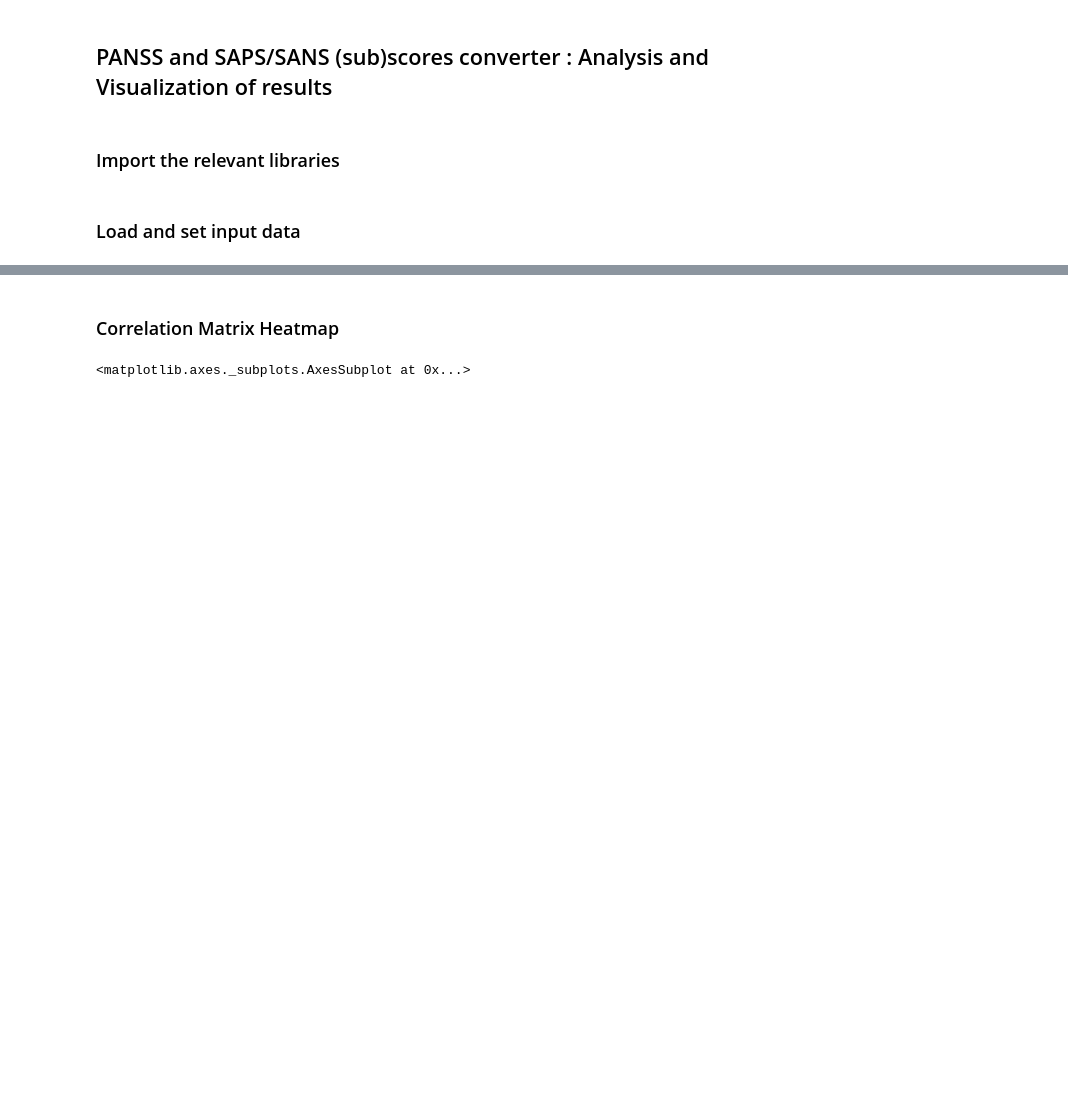
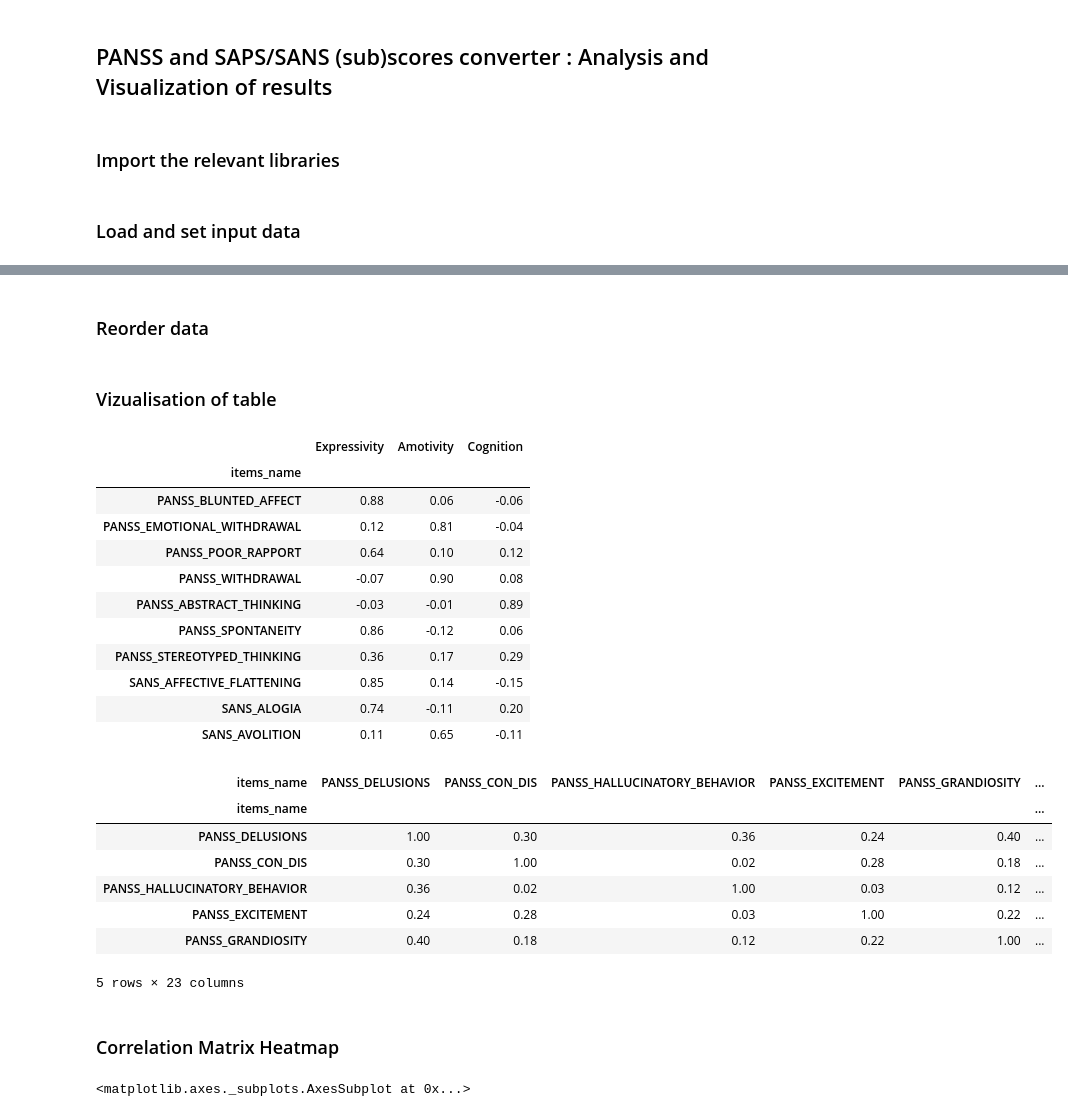
Before and after one commit to pnplab/convert_app, a Jupyter notebook: analyses/Results_Analysis_Visualisation.ipynb, the cells around one changed output, grey strips where cells are left out. Saved outputs shown, nothing was run; the diff lists cells and outputs as text; code cells hidden in the pictures; blank space fills up the shorter version.

```diff
--- a/analyses/Results_Analysis_Visualisation.ipynb
+++ b/analyses/Results_Analysis_Visualisation.ipynb
@@ -45,0 +20,2 @@ correlation.head(5)
+# %% [markdown]
+### Reorder data
@@ -46,3 +38,29 @@ correlation.head(5)
+# %% [markdown]
+### Vizualisation of table
+# %%
+factor_analysis_neg.head(10)
+correlation_matrix.head(5)
+# %% [output]
+|  | Expressivity | Amotivity | Cognition |
+| items_name |  |  |  |
+| PANSS_BLUNTED_AFFECT | 0.88 | 0.06 | -0.06 |
+| PANSS_EMOTIONAL_WITHDRAWAL | 0.12 | 0.81 | -0.04 |
+| PANSS_POOR_RAPPORT | 0.64 | 0.10 | 0.12 |
+| PANSS_WITHDRAWAL | -0.07 | 0.90 | 0.08 |
+| PANSS_ABSTRACT_THINKING | -0.03 | -0.01 | 0.89 |
+| PANSS_SPONTANEITY | 0.86 | -0.12 | 0.06 |
+| PANSS_STEREOTYPED_THINKING | 0.36 | 0.17 | 0.29 |
+| SANS_AFFECTIVE_FLATTENING | 0.85 | 0.14 | -0.15 |
+| SANS_ALOGIA | 0.74 | -0.11 | 0.20 |
+| SANS_AVOLITION | 0.11 | 0.65 | -0.11 |
+| items_name | PANSS_DELUSIONS | PANSS_CON_DIS | PANSS_HALLUCINATORY_BEHAVIOR | PANSS_EXCITEMENT | PANSS_GRANDIOSITY | ... |
+| items_name |  |  |  |  |  | ... |
+| PANSS_DELUSIONS | 1.00 | 0.30 | 0.36 | 0.24 | 0.40 | ... |
+| PANSS_CON_DIS | 0.30 | 1.00 | 0.02 | 0.28 | 0.18 | ... |
+| PANSS_HALLUCINATORY_BEHAVIOR | 0.36 | 0.02 | 1.00 | 0.03 | 0.12 | ... |
+| PANSS_EXCITEMENT | 0.24 | 0.28 | 0.03 | 1.00 | 0.22 | ... |
+| PANSS_GRANDIOSITY | 0.40 | 0.18 | 0.12 | 0.22 | 1.00 | ... |
+5 rows × 23 columns
 # %% [markdown]
 ### Correlation Matrix Heatmap
 # %%
```
Also changed, not shown: parts of 4 cells of this notebook, 3 other files.
